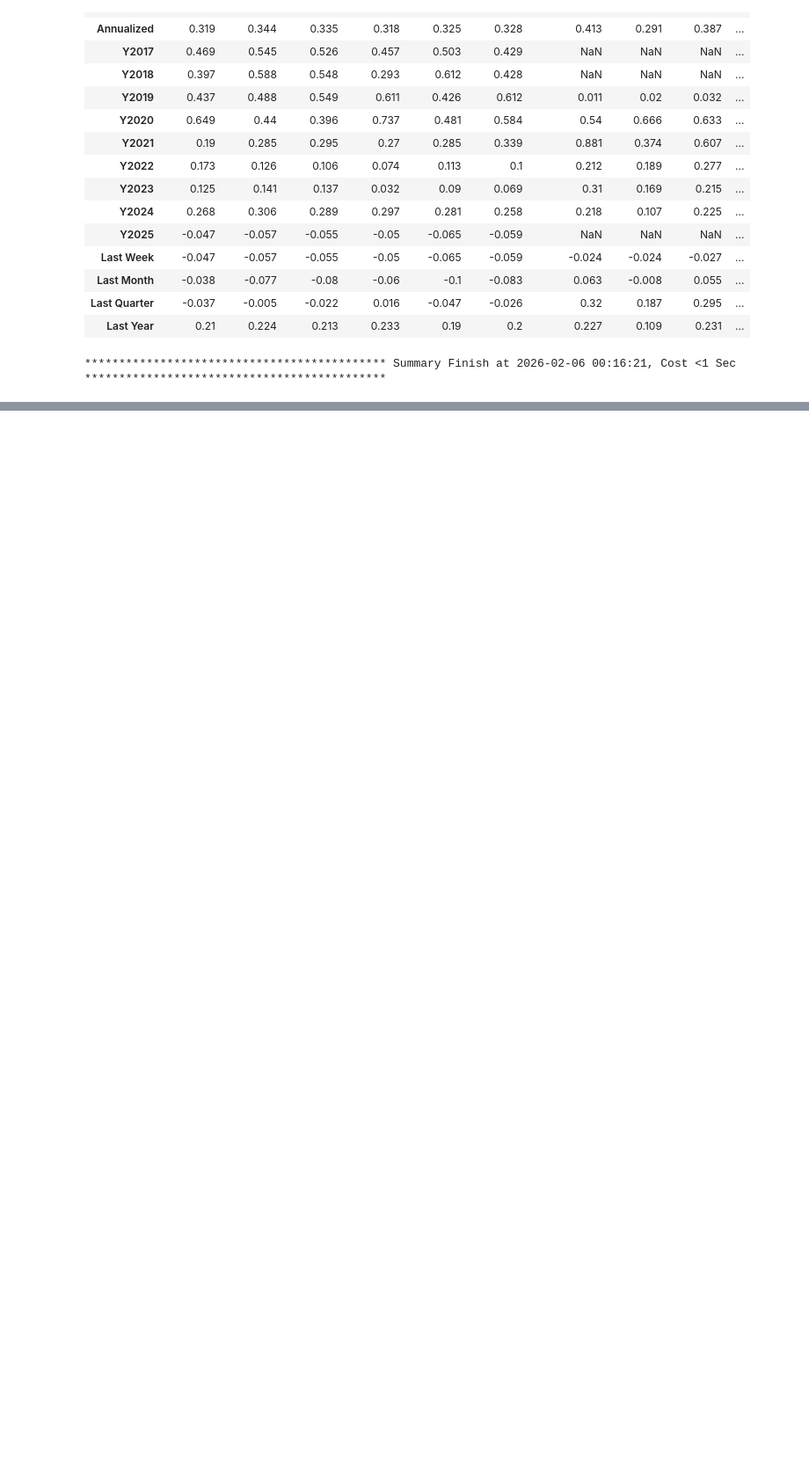
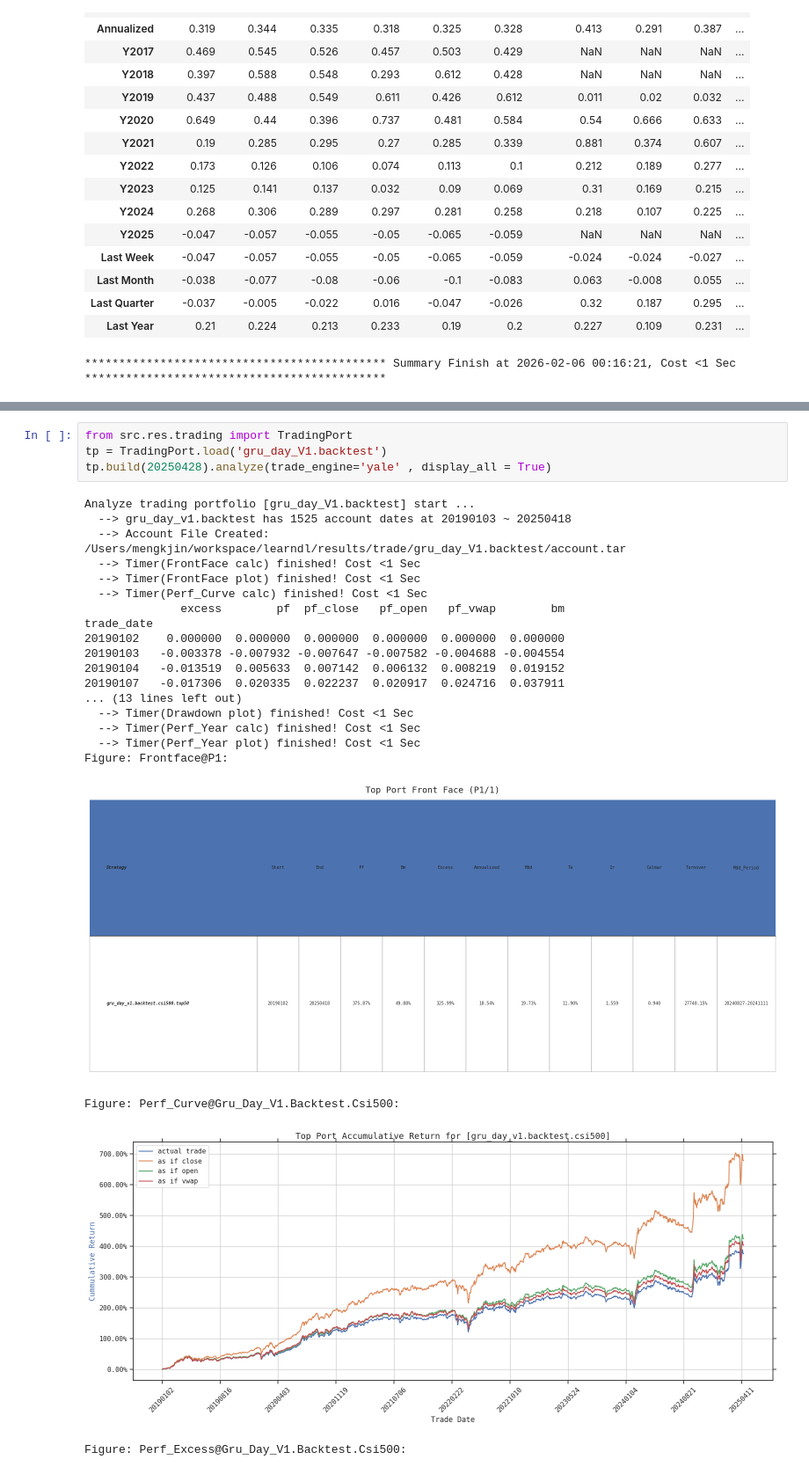
Before and after one commit to mengkjin/learndl, a Jupyter notebook: resources/notebooks/trade_port_analysis.ipynb, the cells around one changed output, grey strips where cells are left out. Shown at 88% size. Saved outputs shown, nothing was run; the diff lists cells and outputs as text; blank space fills up the shorter version.

```diff
--- a/resources/notebooks/trade_port_analysis.ipynb
+++ b/resources/notebooks/trade_port_analysis.ipynb
@@ -81,0 +113,26 @@ TradingPort(name='use_daily.backtest', alpha='big_combine', universe='top-1000',
+# %%
+from src.res.trading import TradingPort
+tp = TradingPort.load('gru_day_V1.backtest')
+tp.build(20250428).analyze(trade_engine='yale' , display_all = True)
+# %% [output]
+Analyze trading portfolio [gru_day_V1.backtest] start ...
+  --> gru_day_v1.backtest has 1525 account dates at 20190103 ~ 20250418
+  --> Account File Created: /Users/mengkjin/workspace/learndl/results/trade/gru_day_V1.backtest/account.tar
+  --> Timer(FrontFace calc) finished! Cost <1 Sec
+  --> Timer(FrontFace plot) finished! Cost <1 Sec
+  --> Timer(Perf_Curve calc) finished! Cost <1 Sec
+              excess        pf  pf_close   pf_open   pf_vwap        bm
+trade_date
+20190102    0.000000  0.000000  0.000000  0.000000  0.000000  0.000000
+20190103   -0.003378 -0.007932 -0.007647 -0.007582 -0.004688 -0.004554
+20190104   -0.013519  0.005633  0.007142  0.006132  0.008219  0.019152
+20190107   -0.017306  0.020335  0.022237  0.020917  0.024716  0.037911
+... (13 lines left out)
+  --> Timer(Drawdown plot) finished! Cost <1 Sec
+  --> Timer(Perf_Year calc) finished! Cost <1 Sec
+  --> Timer(Perf_Year plot) finished! Cost <1 Sec
+Figure: Frontface@P1:
+[figure, added]
+Figure: Perf_Curve@Gru_Day_V1.Backtest.Csi500:
+[figure, added]
+Figure: Perf_Excess@Gru_Day_V1.Backtest.Csi500:
```
Also changed, not shown: parts of 6 cells of this notebook, 41 other files.
